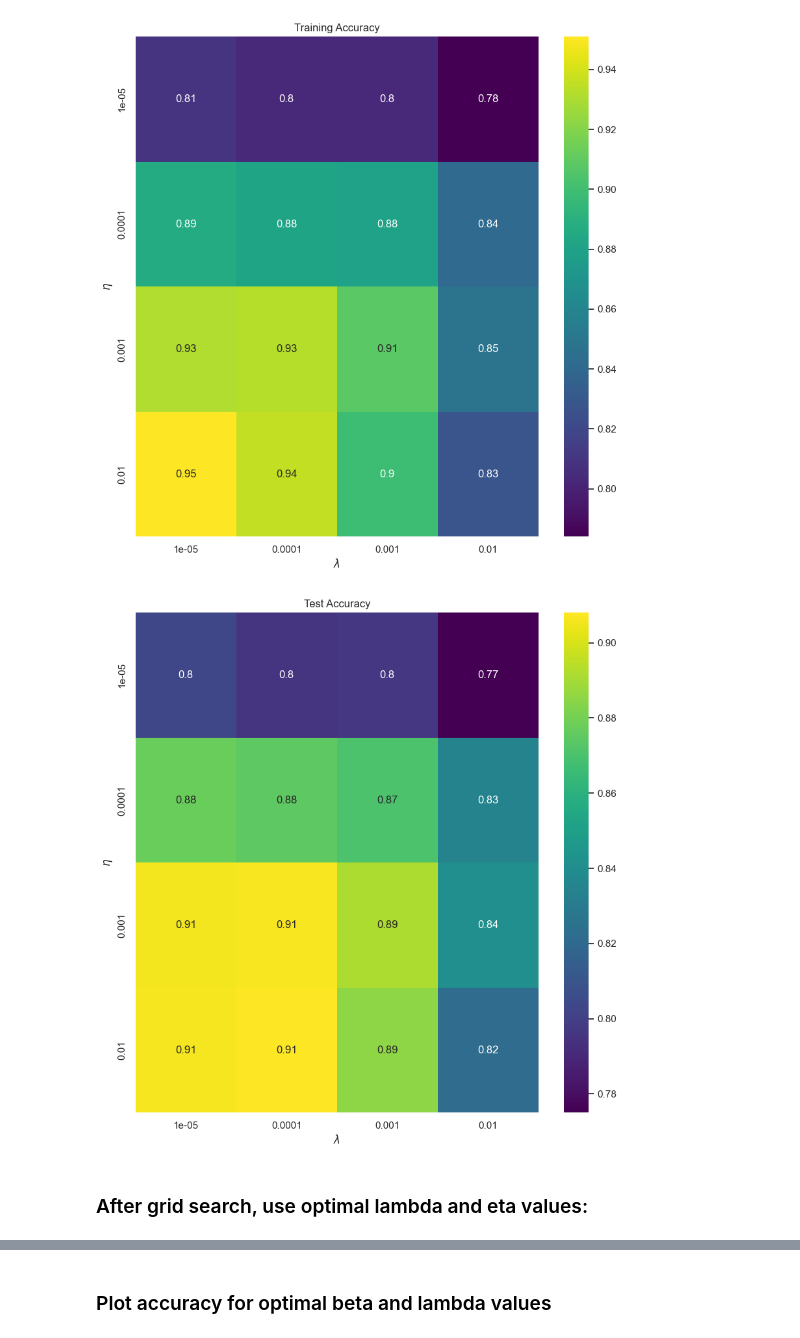
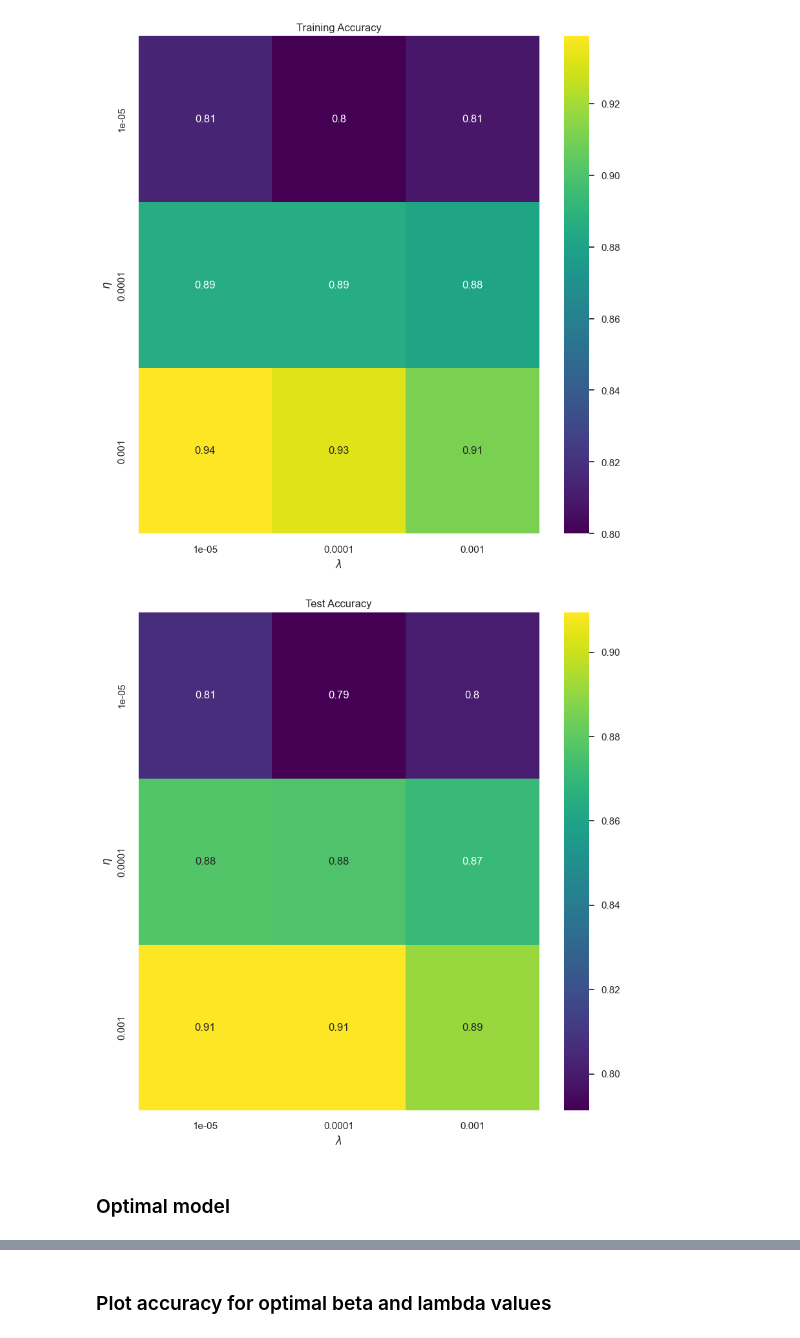
Before and after one commit to trudehalv/FYS_STK4155_project_3, a Jupyter notebook: src/CNN.ipynb, the cells around one changed output, grey strips where cells are left out. Cells and saved outputs as stored; diff of their text form; code cells hidden in the pictures.

```diff
--- a/src/CNN.ipynb
+++ b/src/CNN.ipynb
@@ -68,6 +87,5 @@ def create_CNN(eta, lmbd):
 epochs = 10 # Relatively small number of epochs to efficiently find optimal values
 batch_size = 256 # Relatively large batch size
 
-eta_vals = [0.00001, 0.0001, 0.001, 0.01]
-
-lmbd_vals = [0.00001, 0.0001, 0.001, 0.01]
+eta_vals = [ 0.00001, 0.0001, 0.001]
+lmbd_vals = [0.00001, 0.0001, 0.001]
@@ -78,6 +94,6 @@ RUN THIS WITH UPDATED ARCHITECTURE!!!
 # %%
-# INITIALIZE EMPTY MATRIX TO STORE RESULTS FOR THE DIFFERENT ETA AND LAMBDA VALUES
-CNN_keras = np.zeros((len(eta_vals),len(lmbd_vals)), dtype=object)
+# Initialize empty matrix to store results
+CNN_res = np.zeros((len(eta_vals),len(lmbd_vals)), dtype=object)
 
 for i, eta in enumerate(eta_vals):
     for j, lmbd in enumerate(lmbd_vals):
@@ -86,12 +102,11 @@ for i, eta in enumerate(eta_vals):
                           batch_size=batch_size, epochs=epochs,
                           validation_data=(test_images, test_labels))
         scores =  CNN.evaluate(test_images, test_labels, verbose=2)
-        #test_loss, test_accuracy = model.evaluate(test_images, test_labels, verbose=2)
-        CNN_keras[i][j] = CNN
+        CNN_res[i][j] = CNN
 
         print("Learning rate = ", eta)
         print("Lambda = ", lmbd)
-        print("Test accuracy: %.3f" % scores[1]) # scores[0] is loss...
+        print("Test accuracy: %.3f" % scores[1])
         print()
 # %% [output]
 Epoch 1/10
@@ -120,5 +129,5 @@ lambda = [0.001, 0.01, 0.1]
 # %%
-# visual representation of grid search
+# Visual representation of grid search
 sns.set_theme(style='darkgrid')
 
 train_accuracy = np.zeros((len(eta_vals), len(lmbd_vals)))
@@ -126,7 +135,7 @@ test_accuracy = np.zeros((len(eta_vals), len(lmbd_vals)))
 
 for i in range(len(eta_vals)):
     for j in range(len(lmbd_vals)):
-        CNN = CNN_keras[i][j]
+        CNN = CNN_res[i][j]
 
         train_accuracy[i][j] = CNN.evaluate(train_images, train_labels)[1]
         test_accuracy[i][j] = CNN.evaluate(test_images, test_labels)[1]
@@ -170,5 +180,5 @@ plt.show()
-[figure, old version]
+[figure, new version]
-[figure, old version]
+[figure, new version]
-# %% [markdown]
-### After grid search, use optimal lambda and eta values:
+# %% [markdown]
+### Optimal model
 # %%
```
Also changed, not shown: parts of 22 cells of this notebook.
